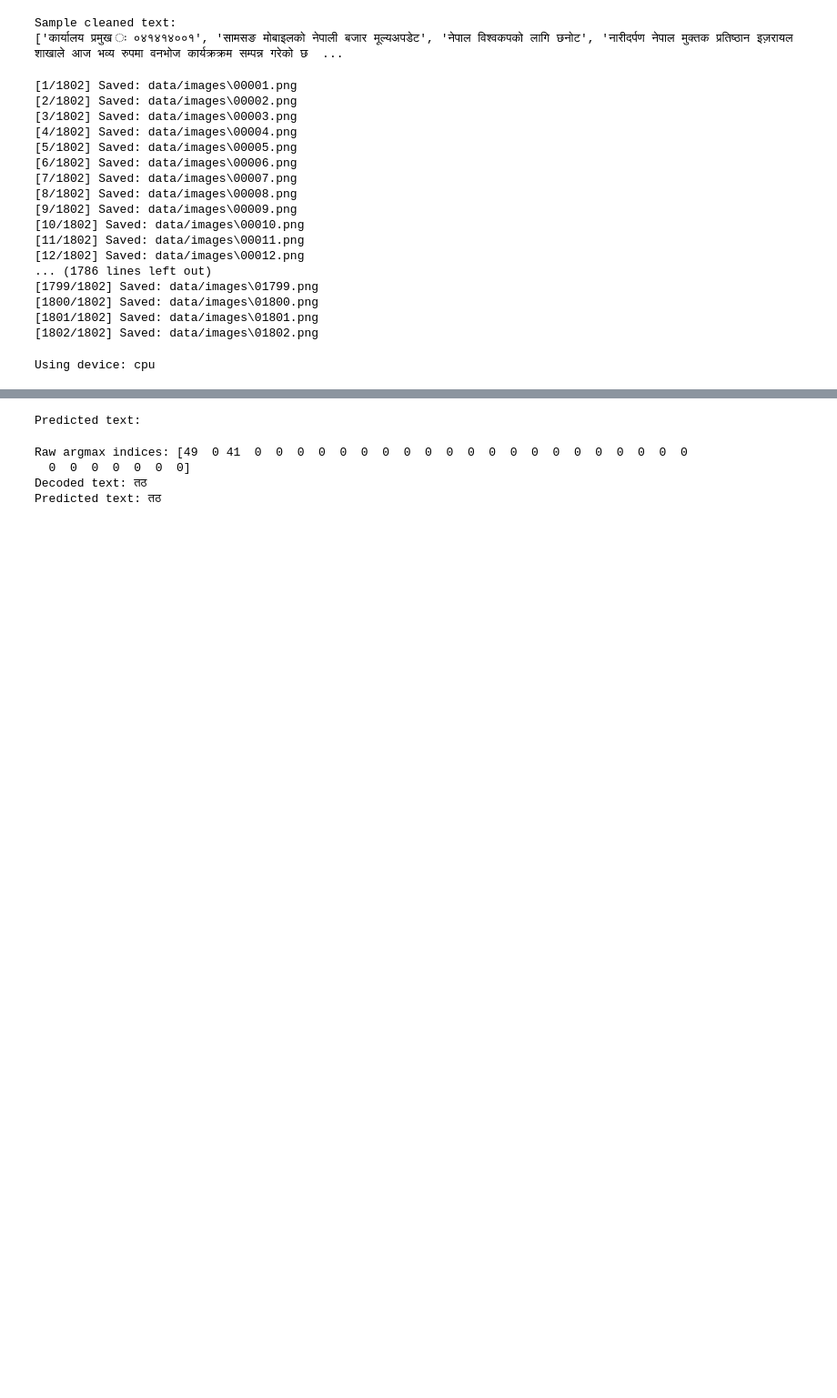
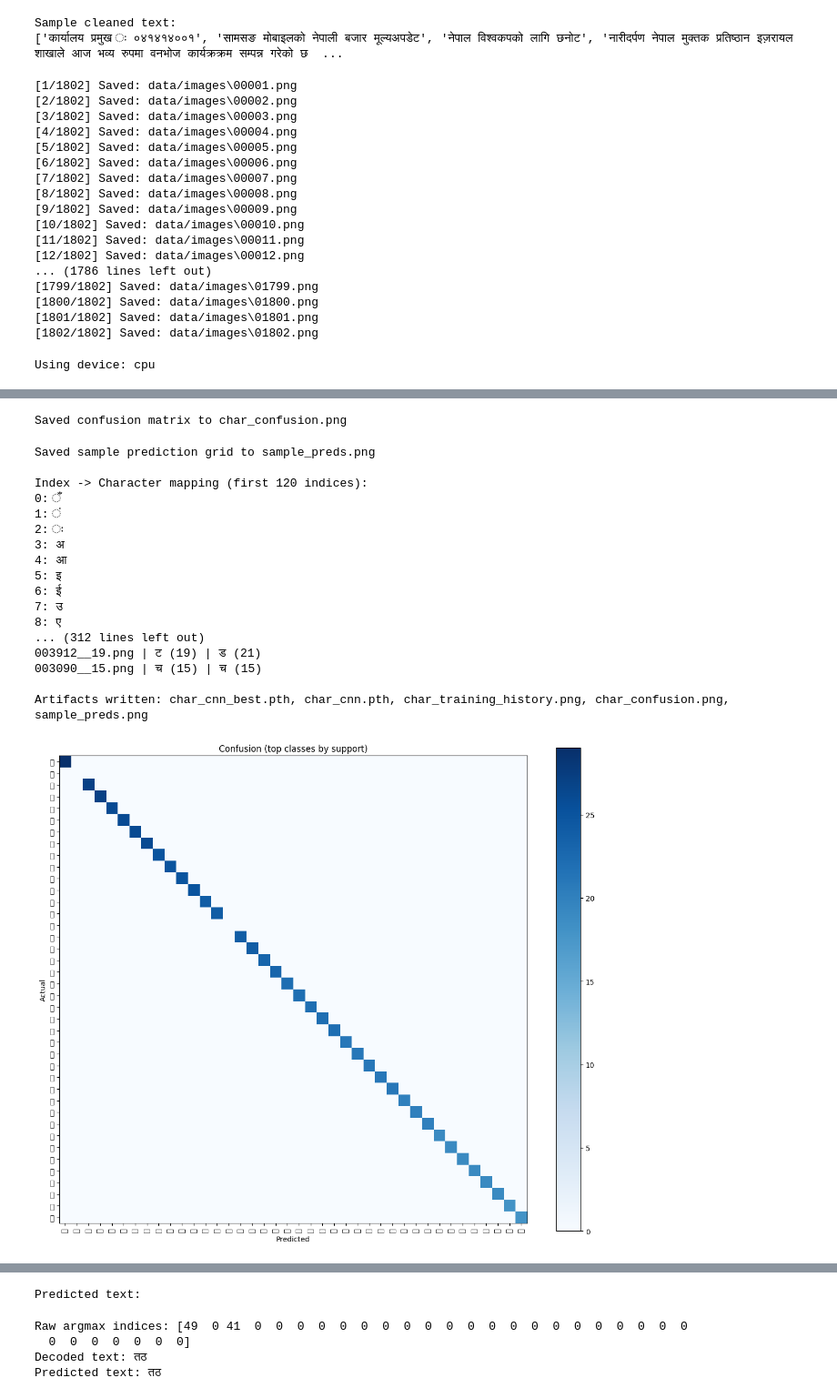
Before and after one commit to st126522-rgb/devangari-ocr, a Jupyter notebook: analysis.ipynb, the cells around one changed output, grey strips where cells are left out. Shown at 91% size. Cells and saved outputs as stored; diff of their text form; code cells hidden in the pictures; blank space fills up the shorter version.

Commit message:
Character Overfit

```diff
--- a/analysis.ipynb
+++ b/analysis.ipynb
@@ -922,0 +1187,48 @@ Epoch 6/30, Loss=0.718
+# %%
+# Run a large training session to improve generalization
+# WARNING: this can be time-consuming on CPU. If you have a GPU it's used automatically.
+
+image_dir = 'data/char_images'
+# Larger dataset and resolution
+samples_per_char = 200   # large dataset
+epochs = 60              # longer training
+batch_size = 256
+lr = 1e-3
+split = (0.8, 0.1, 0.1)
+img_size = 48
+
+# Regenerate dataset (overwrite=True) to ensure we have the larger, high-res images
+train_char_cnn(image_dir=image_dir, samples_per_char=samples_per_char, epochs=epochs, batch_size=batch_size, lr=lr, split_ratios=split, img_size=img_size, overwrite=True)
+
+# Load best model and print clearer predictions table (human-readable characters)
+import torch
+
+device = torch.device('cuda' if torch.cuda.is_available() else 'cpu')
+ckpt = torch.load('char_cnn_best.pth', map_location=device)
+charset = ckpt['charset']
+num_classes = len(charset)
+model = CharCNN(num_classes=num_classes).to(device)
+model.load_state_dict(ckpt['model_state'])
+model.eval()
+
+# show mapping header
+print('Index -> Character mapping (first 120 indices):')
+for i, ch in enumerate(charset[:120]):
+    print(f"{i}: {ch}")
+
+# textual predictions vs actual for 60 test samples
+_, _, test_files = create_splits(image_dir=image_dir, ratios=split, seed=42)
+sample_files = test_files[:60]
+
+print('\nFilename | Actual (idx) | Predicted (idx)')
+for p in sample_files:
+    img = Image.open(p).convert('L')
+    t = transforms.ToTensor()(img).unsqueeze(0).to(device)
+    with torch.no_grad():
+        out = model(t)
+        pred_idx = out.argmax(1).item()
+    actual_idx = int(os.path.basename(p).split('__')[1].split('.')[0])
+    print(f"{os.path.basename(p)} | {charset[actual_idx]} ({actual_idx}) | {charset[pred_idx]} ({pred_idx})")
+
+print('\nArtifacts written: char_cnn_best.pth, char_cnn.pth, char_training_history.png, char_confusion.png, sample_preds.png')
+# %% [output]
@@ -922,0 +1252,19 @@ Epoch 6/30, Loss=0.718
+Saved confusion matrix to char_confusion.png
+Saved sample prediction grid to sample_preds.png
+
+Index -> Character mapping (first 120 indices):
+0: ँ
+1: ं
+2: ः
+3: अ
+4: आ
+5: इ
+6: ई
+7: उ
+8: ए
+... (312 lines left out)
+003912__19.png | ट (19) | ड (21)
+003090__15.png | च (15) | च (15)
+
+Artifacts written: char_cnn_best.pth, char_cnn.pth, char_training_history.png, char_confusion.png, sample_preds.png
+[figure, added]
```
Also changed, not shown: parts of 2 cells of this notebook, 38 other files.
